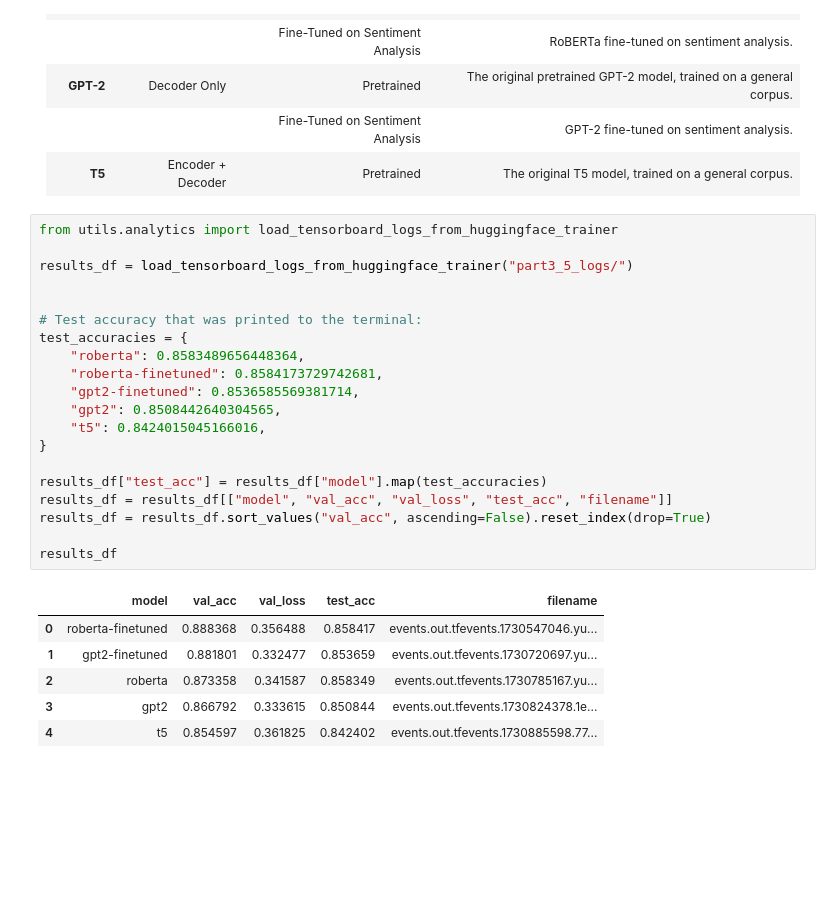
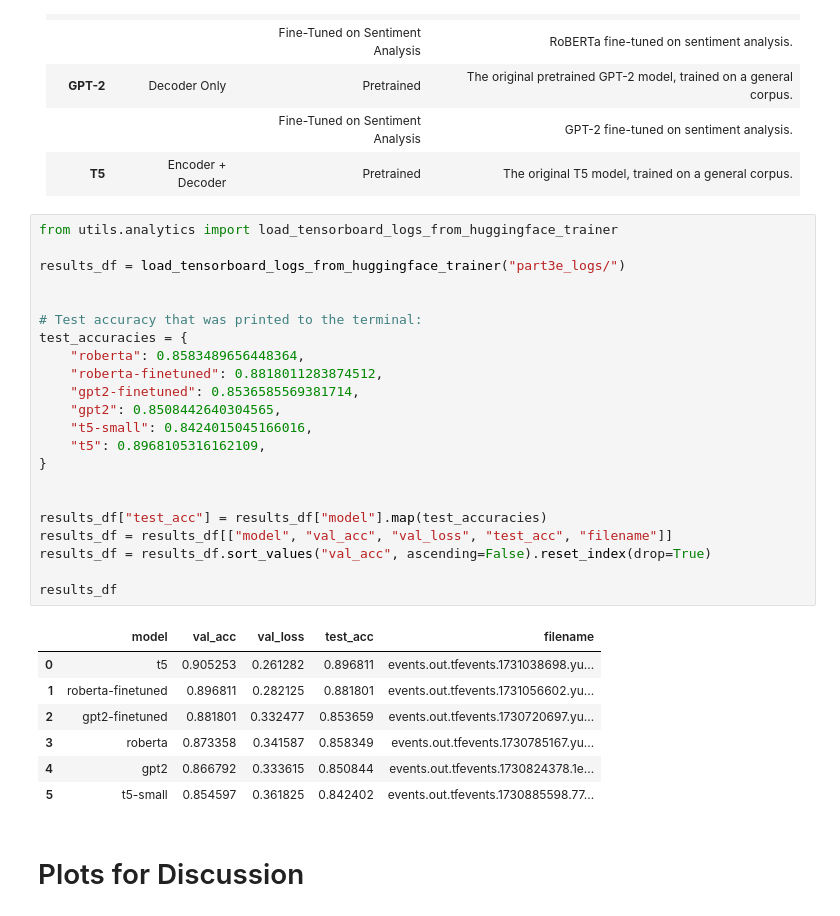
Before and after one commit to xJQx/sc4002-nlp-sentiment-classification, a Jupyter notebook: part3e.ipynb, the cells around one changed output. Saved outputs shown, nothing was run; the diff lists cells and outputs as text; blank space fills up the shorter version.

```diff
--- a/part3e.ipynb
+++ b/part3e.ipynb
@@ -16,27 +16,32 @@ We will try different transformers model architecture and training mode to find
 # %%
 from utils.analytics import load_tensorboard_logs_from_huggingface_trainer
 
-results_df = load_tensorboard_logs_from_huggingface_trainer("part3_5_logs/")
+results_df = load_tensorboard_logs_from_huggingface_trainer("part3e_logs/")
 
 
 # Test accuracy that was printed to the terminal:
 test_accuracies = {
     "roberta": 0.8583489656448364,
-    "roberta-finetuned": 0.8584173729742681,
+    "roberta-finetuned": 0.8818011283874512,
     "gpt2-finetuned": 0.8536585569381714,
     "gpt2": 0.8508442640304565,
-    "t5": 0.8424015045166016,
+    "t5-small": 0.8424015045166016,
+    "t5": 0.8968105316162109,
 }
+
 
 results_df["test_acc"] = results_df["model"].map(test_accuracies)
 results_df = results_df[["model", "val_acc", "val_loss", "test_acc", "filename"]]
 results_df = results_df.sort_values("val_acc", ascending=False).reset_index(drop=True)
 
 results_df
 # %% [output]
 |  | model | val_acc | val_loss | test_acc | filename |
-| 0 | roberta-finetuned | 0.888368 | 0.356488 | 0.858417 | events.out.tfevents.1730547046.yu... |
-| 1 | gpt2-finetuned | 0.881801 | 0.332477 | 0.853659 | events.out.tfevents.1730720697.yu... |
-| 2 | roberta | 0.873358 | 0.341587 | 0.858349 | events.out.tfevents.1730785167.yu... |
-| 3 | gpt2 | 0.866792 | 0.333615 | 0.850844 | events.out.tfevents.1730824378.1e... |
-| 4 | t5 | 0.854597 | 0.361825 | 0.842402 | events.out.tfevents.1730885598.77... |
+| 0 | t5 | 0.905253 | 0.261282 | 0.896811 | events.out.tfevents.1731038698.yu... |
+| 1 | roberta-finetuned | 0.896811 | 0.282125 | 0.881801 | events.out.tfevents.1731056602.yu... |
+| 2 | gpt2-finetuned | 0.881801 | 0.332477 | 0.853659 | events.out.tfevents.1730720697.yu... |
+| 3 | roberta | 0.873358 | 0.341587 | 0.858349 | events.out.tfevents.1730785167.yu... |
+| 4 | gpt2 | 0.866792 | 0.333615 | 0.850844 | events.out.tfevents.1730824378.1e... |
+| 5 | t5-small | 0.854597 | 0.361825 | 0.842402 | events.out.tfevents.1730885598.77... |
+# %% [markdown]
+# Plots for Discussion
```
Also changed, not shown: parts of 2 cells of this notebook.
